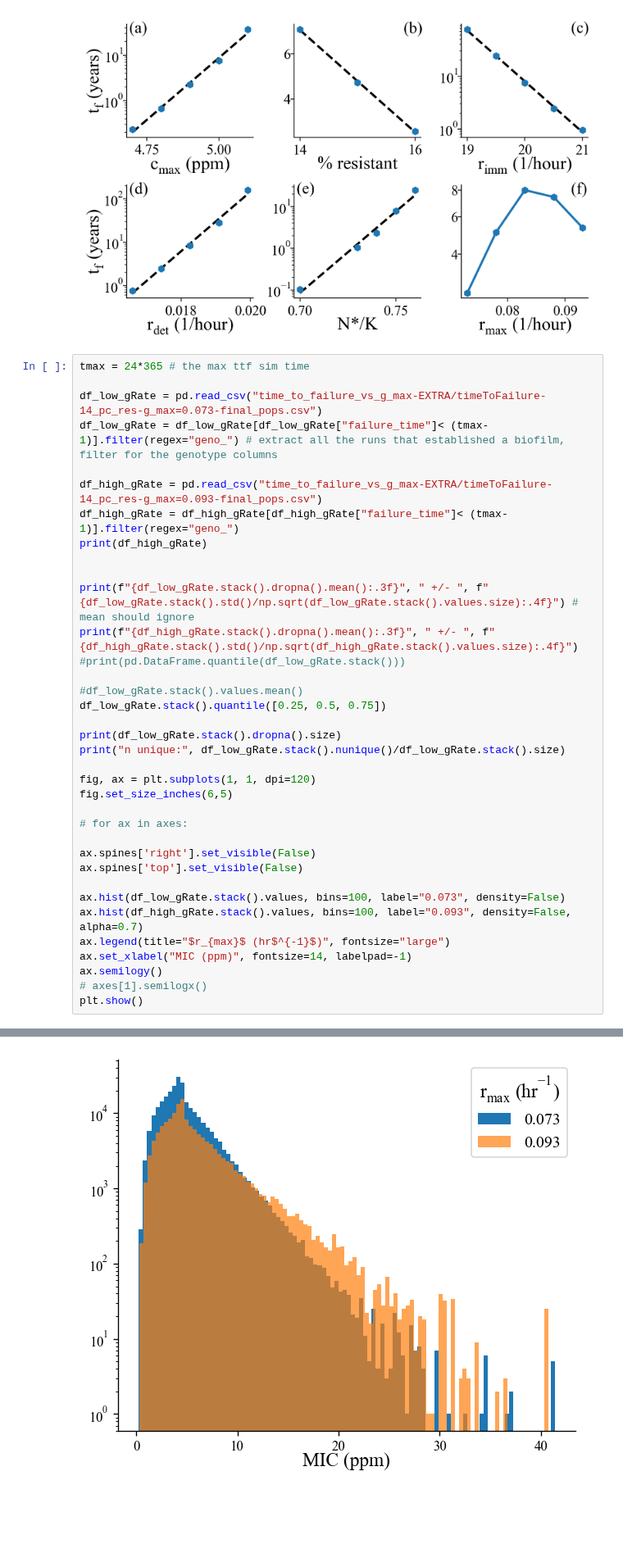
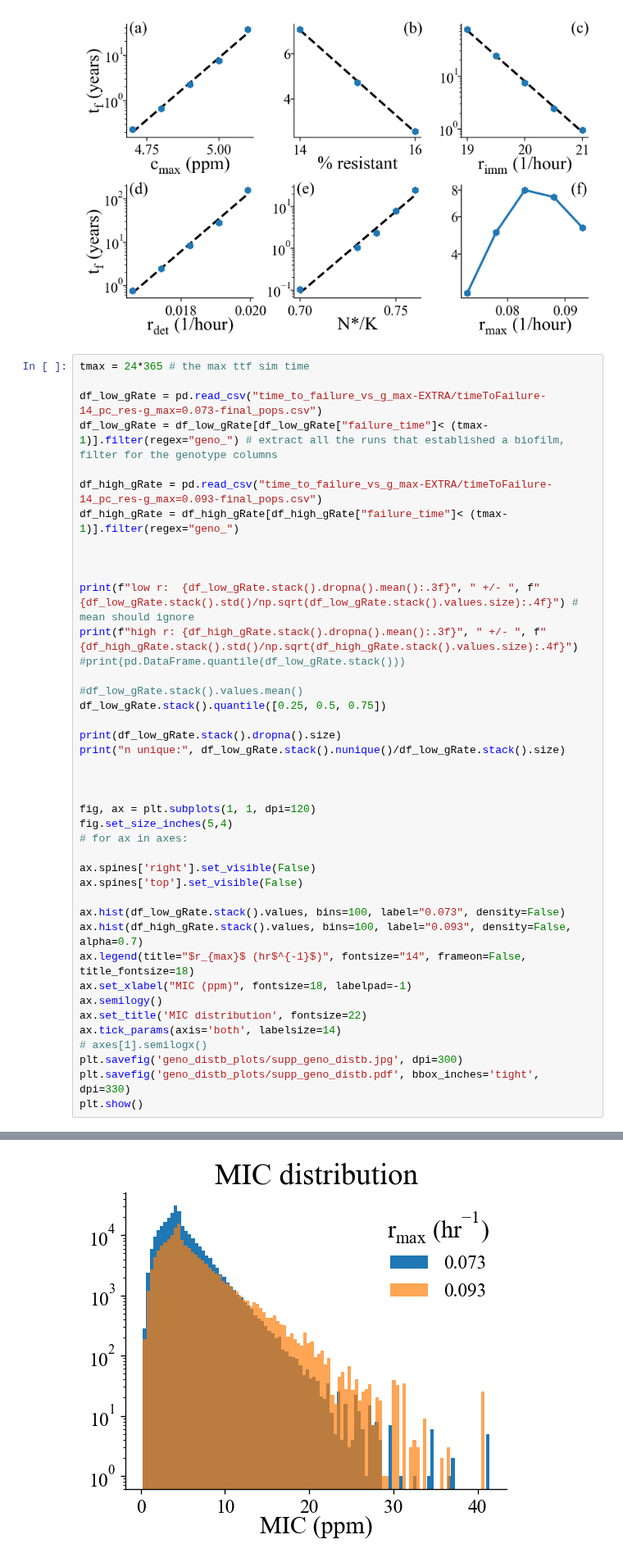
Before and after one commit to patricksinclair/multispecies_postprocessing, a Jupyter notebook: geno_distbs/varying_susceps/ttf_analyser.ipynb, the cells around one changed output, grey strips where cells are left out. Shown at 82% size. Saved outputs shown, nothing was run; the diff lists cells and outputs as text; blank space fills up the shorter version.

```diff
--- a/geno_distbs/varying_susceps/ttf_analyser.ipynb
+++ b/geno_distbs/varying_susceps/ttf_analyser.ipynb
@@ -445,11 +445,11 @@ df_low_gRate = df_low_gRate[df_low_gRate["failure_time"]< (tmax-1)].filter(regex
 
 df_high_gRate = pd.read_csv("time_to_failure_vs_g_max-EXTRA/timeToFailure-14_pc_res-g_max=0.093-final_pops.csv")
 df_high_gRate = df_high_gRate[df_high_gRate["failure_time"]< (tmax-1)].filter(regex="geno_")
-print(df_high_gRate)
 
 
-print(f"{df_low_gRate.stack().dropna().mean():.3f}", " +/- ", f"{df_low_gRate.stack().std()/np.sqrt(df_low_gRate.stack().values.size):.4f}") # mean should ignore
-print(f"{df_high_gRate.stack().dropna().mean():.3f}", " +/- ", f"{df_high_gRate.stack().std()/np.sqrt(df_high_gRate.stack().values.size):.4f}")
+
+print(f"low r:  {df_low_gRate.stack().dropna().mean():.3f}", " +/- ", f"{df_low_gRate.stack().std()/np.sqrt(df_low_gRate.stack().values.size):.4f}") # mean should ignore
+print(f"high r: {df_high_gRate.stack().dropna().mean():.3f}", " +/- ", f"{df_high_gRate.stack().std()/np.sqrt(df_high_gRate.stack().values.size):.4f}")
 #print(pd.DataFrame.quantile(df_low_gRate.stack()))
 
 #df_low_gRate.stack().values.mean()
@@ -458,9 +458,10 @@ df_low_gRate.stack().quantile([0.25, 0.5, 0.75])
 print(df_low_gRate.stack().dropna().size)
 print("n unique:", df_low_gRate.stack().nunique()/df_low_gRate.stack().size)
 
+
+
 fig, ax = plt.subplots(1, 1, dpi=120)
-fig.set_size_inches(6,5)
-
+fig.set_size_inches(5,4)
 # for ax in axes:
 
 ax.spines['right'].set_visible(False)
@@ -468,9 +469,13 @@ ax.spines['top'].set_visible(False)
 
 ax.hist(df_low_gRate.stack().values, bins=100, label="0.073", density=False)
 ax.hist(df_high_gRate.stack().values, bins=100, label="0.093", density=False, alpha=0.7)
-ax.legend(title="$r_{max}$ (hr$^{-1}$)", fontsize="large")
-ax.set_xlabel("MIC (ppm)", fontsize=14, labelpad=-1)
+ax.legend(title="$r_{max}$ (hr$^{-1}$)", fontsize="14", frameon=False, title_fontsize=18)
+ax.set_xlabel("MIC (ppm)", fontsize=18, labelpad=-1)
 ax.semilogy()
+ax.set_title('MIC distribution', fontsize=22)
+ax.tick_params(axis='both', labelsize=14)
 # axes[1].semilogx()
+plt.savefig('geno_distb_plots/supp_geno_distb.jpg', dpi=300)
+plt.savefig('geno_distb_plots/supp_geno_distb.pdf', bbox_inches='tight', dpi=330)
 plt.show()
 # %% [output]
@@ -492,6 +484,6 @@ plt.show()
 255550
 n unique: 0.30284875758168656
-[figure, old version]
+[figure, new version]
 # %%
 # # df_high_gRate = pd.read_csv("time_to_failure_vs_g_max-EXTRA/timeToFailure-14_pc_res-g_max=0.093-final_pops.csv")
 
```
Also changed, not shown: parts of 1 cell of this notebook, 5 other files.
